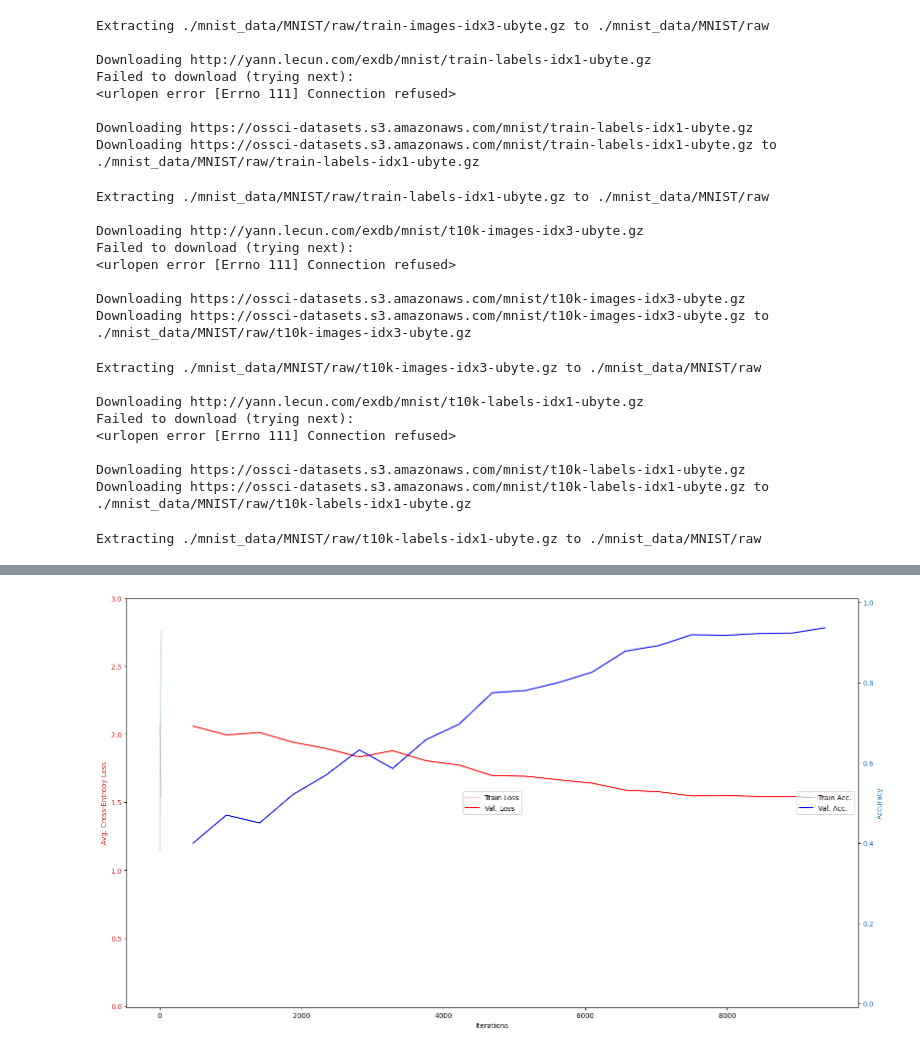
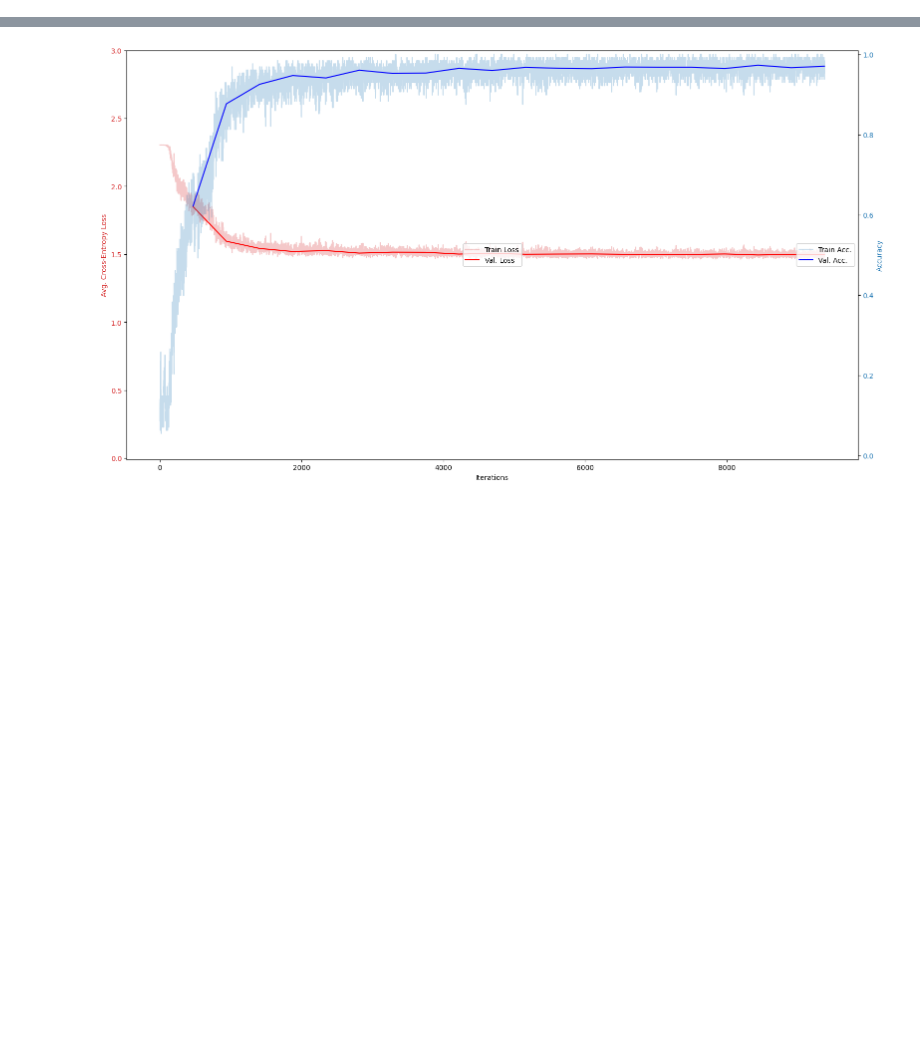
Before and after one commit to kapshaul/DeepLearning, a Jupyter notebook: sequentialMNIST.ipynb, the cells around one changed output, grey strips where cells are left out. Cells and saved outputs as stored; diff of their text form; code cells hidden in the pictures; blank space fills up the shorter version.

```diff
--- a/sequentialMNIST.ipynb
+++ b/sequentialMNIST.ipynb
@@ -17,8 +17,8 @@ from torchvision import datasets, transforms
 # %%
 class SequentialMNISTDataset(Dataset):
     """
-    A custom Dataset for sequential MNIST, where each image (28x28)
-    is flattened into a sequence of length 784.
+    A custom dataset for sequential MNIST, where each 28×28 image is treated
+    as a sequence of length 28, with each time step receiving 28 input features.
     """
 
     def __init__(self, dataset):
@@ -30,7 +30,6 @@ class SequentialMNISTDataset(Dataset):
     def __getitem__(self, idx):
         img, label = self.dataset[idx]
         seq = img.squeeze(0)
-        #seq = img.view(-1)  # Flatten 28x28 -> 784
         return seq, label
 # %%
 class Net(nn.Module):
@@ -52,11 +51,10 @@ class Net(nn.Module):
         nn.init.zeros_(self.fc.bias)
 
     def forward(self, x):
-        # Reshape input to (batch_size, seq_len, input_dim)
-        #x = x.unsqueeze(-1)
-
         # RNN layer
-        out, _ = self.rnn(x)
+        #out, h = self.rnn(x)
+        # LSTM layer
+        out, (h, c) = self.lstm(x)
 
         # Use the final time step's output for classification
         out = out[:, -1, :]
@@ -163,7 +172,6 @@ def main():
     weight_decay = 0.001
 
     device = torch.device('cuda' if torch.cuda.is_available() else 'cpu')
-    print(f"Using device: {device}")
 
     # Load the MNIST dataset
     train_data = datasets.MNIST(
@@ -188,8 +196,6 @@ def main():
 
     # Example of fetching a batch
     example_data, example_targets = next(iter(train_loader))
-    print("Batch inputs shape:", example_data.shape)  # (batch_size, 784)
-    print("Batch targets shape:", example_targets.shape)  # (batch_size,)
 
     # Initialize model, optimizer, and loss function
     model = Net().to(device)
@@ -199,9 +205,10 @@ def main():
     loss_log, val_loss_log = [], []
     acc_log, val_acc_log = [], []
     # Training loop
+    trainer = Trainer(model, criterion, optimizer, device)
     for epoch in range(max_epochs):
-        train_loss, train_acc = train_one_epoch(model, train_loader, criterion, optimizer, device)
-        val_loss, val_acc = evaluate(model, val_loader, criterion, device)
+        train_loss, train_acc = trainer.train(train_loader)
+        val_loss, val_acc = trainer.evaluate(val_loader)
 
         # Log per epoch results
         print(f"[Epoch {epoch + 1}]   Loss:  {train_loss}     Train Acc:  {train_acc * 100}%      Val Acc:  {val_acc * 100}%")
@@ -214,11 +221,11 @@ def main():
         val_acc_log.append(val_acc)
 
         # For iteration-level logs
-        loss_log.append(train_loss)
-        acc_log.append(train_acc)
+        #loss_log.append(train_loss)
+        #acc_log.append(train_acc)
 
     # Plot training curves
-    plot_training_curves(loss_log, val_loss_log, acc_log, val_acc_log, len(train_data), batch_size)
+    plot_curves(trainer.loss_log, val_loss_log, trainer.acc_log, val_acc_log, len(train_data), batch_size)
 
 
 if __name__ == "__main__":
@@ -234,25 +253,0 @@ Downloading https://ossci-datasets.s3.amazonaws.com/mnist/train-images-idx3-ubyt
-Extracting ./mnist_data/MNIST/raw/train-images-idx3-ubyte.gz to ./mnist_data/MNIST/raw
-
-Downloading http://yann.lecun.com/exdb/mnist/train-labels-idx1-ubyte.gz
-Failed to download (trying next):
-<urlopen error [Errno 111] Connection refused>
-
-Downloading https://ossci-datasets.s3.amazonaws.com/mnist/train-labels-idx1-ubyte.gz
-Downloading https://ossci-datasets.s3.amazonaws.com/mnist/train-labels-idx1-ubyte.gz to ./mnist_data/MNIST/raw/train-labels-idx1-ubyte.gz
-Extracting ./mnist_data/MNIST/raw/train-labels-idx1-ubyte.gz to ./mnist_data/MNIST/raw
-
-Downloading http://yann.lecun.com/exdb/mnist/t10k-images-idx3-ubyte.gz
-Failed to download (trying next):
-<urlopen error [Errno 111] Connection refused>
-
-Downloading https://ossci-datasets.s3.amazonaws.com/mnist/t10k-images-idx3-ubyte.gz
-Downloading https://ossci-datasets.s3.amazonaws.com/mnist/t10k-images-idx3-ubyte.gz to ./mnist_data/MNIST/raw/t10k-images-idx3-ubyte.gz
-Extracting ./mnist_data/MNIST/raw/t10k-images-idx3-ubyte.gz to ./mnist_data/MNIST/raw
-
-Downloading http://yann.lecun.com/exdb/mnist/t10k-labels-idx1-ubyte.gz
-Failed to download (trying next):
-<urlopen error [Errno 111] Connection refused>
-
-Downloading https://ossci-datasets.s3.amazonaws.com/mnist/t10k-labels-idx1-ubyte.gz
-Downloading https://ossci-datasets.s3.amazonaws.com/mnist/t10k-labels-idx1-ubyte.gz to ./mnist_data/MNIST/raw/t10k-labels-idx1-ubyte.gz
-Extracting ./mnist_data/MNIST/raw/t10k-labels-idx1-ubyte.gz to ./mnist_data/MNIST/raw
@@ -276 +254 @@ Batch targets shape: torch.Size([128])
-[figure, old version]
+[figure, new version]
```
Also changed, not shown: parts of 2 cells of this notebook.
